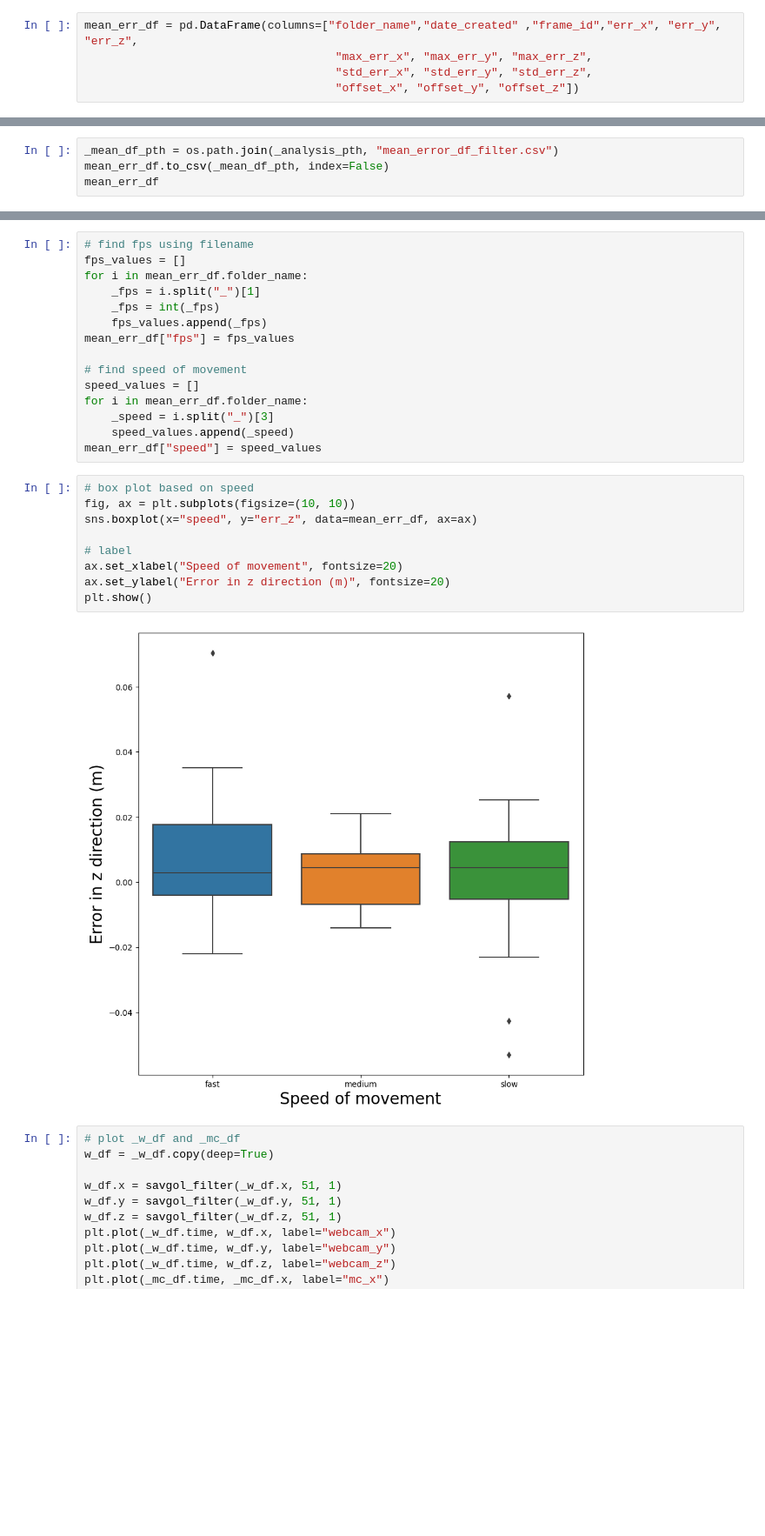
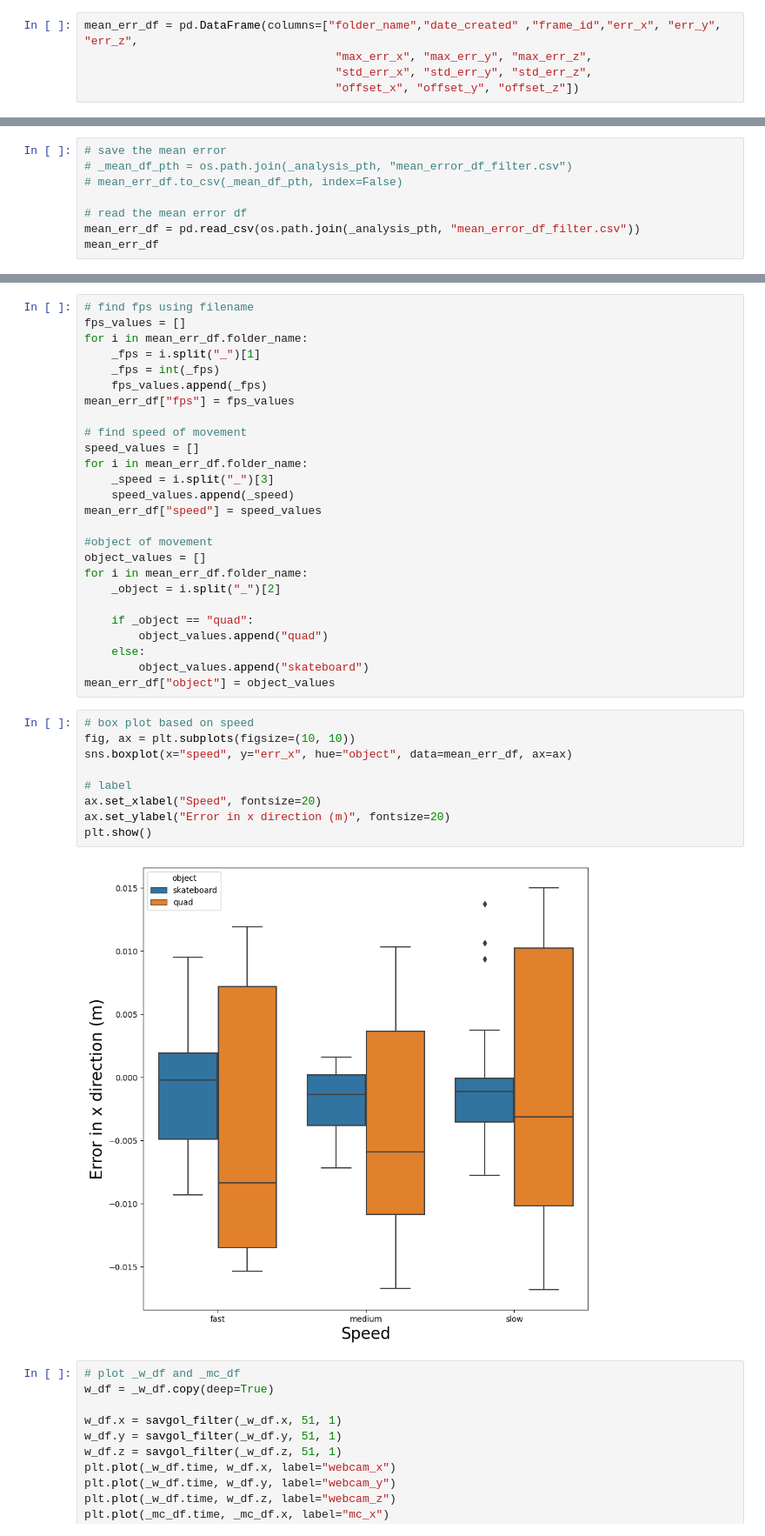
Before and after one commit to SujithChristopher/armbo_preliminary_work, a Jupyter notebook: ipy_notebooks/iter_coordinate_comparision.ipynb, the cells around one changed output, grey strips where cells are left out. Shown at 87% size. Cells and saved outputs as stored; diff of their text form; blank space fills up the shorter version.

```diff
--- a/ipy_notebooks/iter_coordinate_comparision.ipynb
+++ b/ipy_notebooks/iter_coordinate_comparision.ipynb
@@ -120,6 +122,10 @@ for idx, _folder_name in enumerate(tqdm(folder_df.folder_name)):
 # %%
-_mean_df_pth = os.path.join(_analysis_pth, "mean_error_df_filter.csv")
-mean_err_df.to_csv(_mean_df_pth, index=False)
+# save the mean error
+# _mean_df_pth = os.path.join(_analysis_pth, "mean_error_df_filter.csv")
+# mean_err_df.to_csv(_mean_df_pth, index=False)
+
+# read the mean error df
+mean_err_df = pd.read_csv(os.path.join(_analysis_pth, "mean_error_df_filter.csv"))
 mean_err_df
 # %% [output]
 |  | folder_name | date_created | frame_id | err_x | err_y | err_z | max_err_x | max_err_y | max_err_z | ... |
@@ -150,17 +156,28 @@ for i in mean_err_df.folder_name:
     _speed = i.split("_")[3]
     speed_values.append(_speed)
 mean_err_df["speed"] = speed_values
+
+#object of movement
+object_values = []
+for i in mean_err_df.folder_name:
+    _object = i.split("_")[2]
+
+    if _object == "quad":
+        object_values.append("quad")
+    else:
+        object_values.append("skateboard")
+mean_err_df["object"] = object_values
 # %%
 # box plot based on speed
 fig, ax = plt.subplots(figsize=(10, 10))
-sns.boxplot(x="speed", y="err_z", data=mean_err_df, ax=ax)
+sns.boxplot(x="speed", y="err_x", hue="object", data=mean_err_df, ax=ax)
 
 # label
-ax.set_xlabel("Speed of movement", fontsize=20)
-ax.set_ylabel("Error in z direction (m)", fontsize=20)
+ax.set_xlabel("Speed", fontsize=20)
+ax.set_ylabel("Error in x direction (m)", fontsize=20)
 plt.show()
 # %% [output]
-[figure, old version]
+[figure, new version]
 # %%
 # plot _w_df and _mc_df
 w_df = _w_df.copy(deep=True)
```
Also changed, not shown: parts of 3 cells of this notebook, 4 other files.
